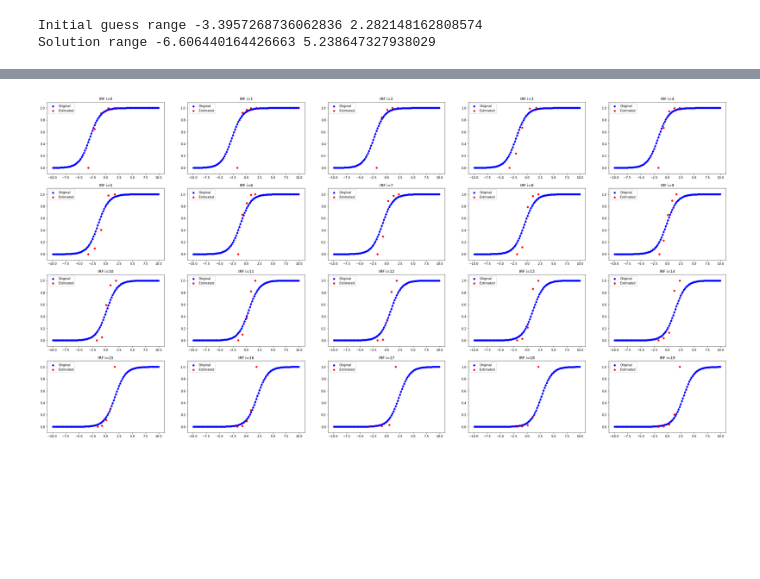
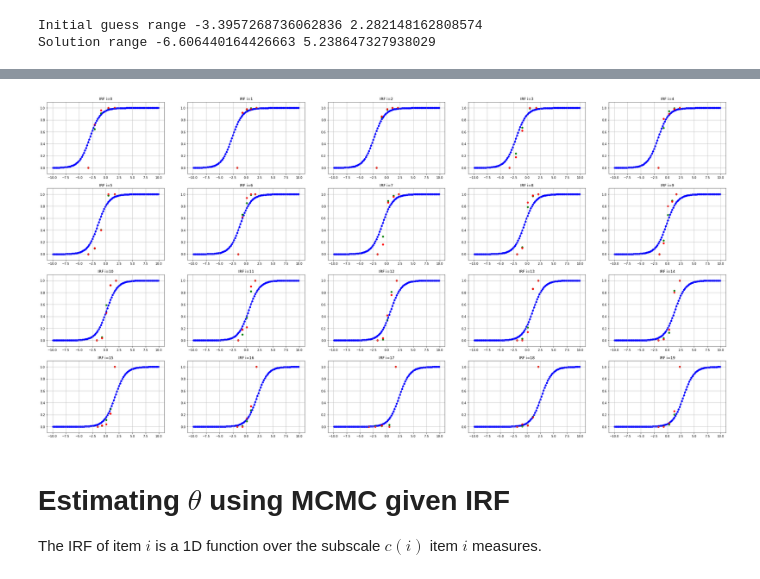
Before and after one commit to ETS-Next-Gen/irt-mcmc, a Jupyter notebook: notebooks/simulate_irt_data.ipynb, the cells around one changed output, grey strips where cells are left out. Saved outputs shown, nothing was run; the diff lists cells and outputs as text; code cells hidden in the pictures; blank space fills up the shorter version.

Commit message:
WIP - MCMC implementation.

```diff
--- a/notebooks/simulate_irt_data.ipynb
+++ b/notebooks/simulate_irt_data.ipynb
@@ -189,0 +179,19 @@ nirt.simulate.simulate_data.plot_irf(ax, i, (discrimination, b[i], c[i], asym),
+# %%
+n = 20
+s = 50
+i = 2 # Item number
+
+bins = nirt.irf.create_bins(t[:, c[i]], n)
+irf = nirt.irf.histogram(X[:,i], bins)
+sampled_bins = nirt.irf.sample_bins(t[:, c[i]], n, s)
+sampled_irf = nirt.irf.histogram(X[:,i], sampled_bins)
+
+ax = plt.gca()
+nirt.simulate.simulate_data.plot_model_irf(ax, i, (discrimination, b[i], c[i], asym),  n, color="blue", label="Original")
+nirt.simulate.simulate_data.plot_discrete_irf(ax, i, irf,  n, color="green", label="All sampled")
+nirt.simulate.simulate_data.plot_discrete_irf(ax, i, sampled_irf,  n, color="red", label="{} samples".format(s))
+ax.grid(True)
+_ = ax.legend()
+
+print(irf[0]/irf[1])
+print(sampled_irf[0]/sampled_irf[1])
@@ -190,9 +206,26 @@ nirt.simulate.simulate_data.plot_irf(ax, i, (discrimination, b[i], c[i], asym),
 # %%
 n = 100
+s = 50
+
+# Bin and bin-and-sample personsin all dimensions.
+bins = [nirt.irf.create_bins(t[:, d], n) for d in range(C)]
+sampled_bins = [nirt.irf.sample_bins(t[:, d], n, s) for d in range(C)]
+
+# Plot all item IRFs.
+
 fig, axs = plt.subplots(4, 5, figsize=(40, 20))
 for i in range(I):
-    score, count = nirt.irf.item_response_function(X[:, i], t, c[i], n)
+    irf = nirt.irf.histogram(X[:,i], bins[c[i]])
+    sampled_irf = nirt.irf.histogram(X[:,i], sampled_bins[c[i]])
+
     ax = axs[i // 5, i % 5]
-    nirt.simulate.simulate_data.plot_irf(ax, i, (discrimination, b[i], c[i], asym), score, count, n)
+    nirt.simulate.simulate_data.plot_model_irf(ax, i, (discrimination, b[i], c[i], asym),  n, color="blue", label="Original")
+    nirt.simulate.simulate_data.plot_discrete_irf(ax, i, irf,  n, color="green", label="All sampled")
+    nirt.simulate.simulate_data.plot_discrete_irf(ax, i, sampled_irf,  n, color="red", label="{} samples".format(s))
+    ax.grid(True)
+    #_ = ax.legend()
 # %% [output]
-[figure, old version]
+[figure, new version]
+# %% [markdown]
+# Estimating $\theta$ using MCMC given IRF
+The IRF of item $i$ is a 1D function over the subscale $c(i)$ item $i$ measures.
```
Also changed, not shown: parts of 5 cells of this notebook, 5 other files.
